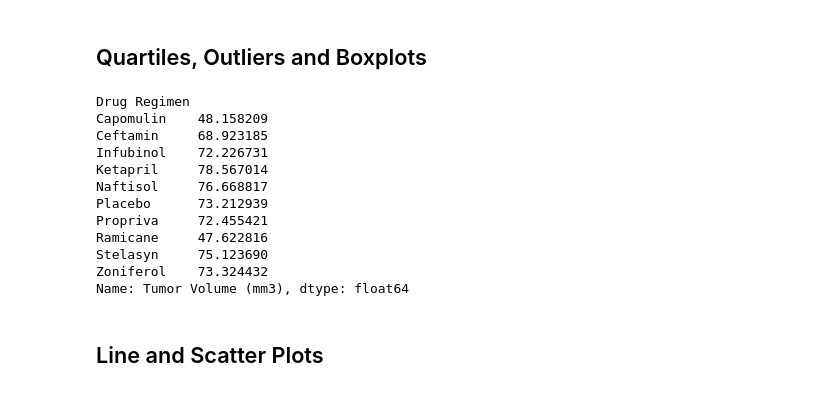
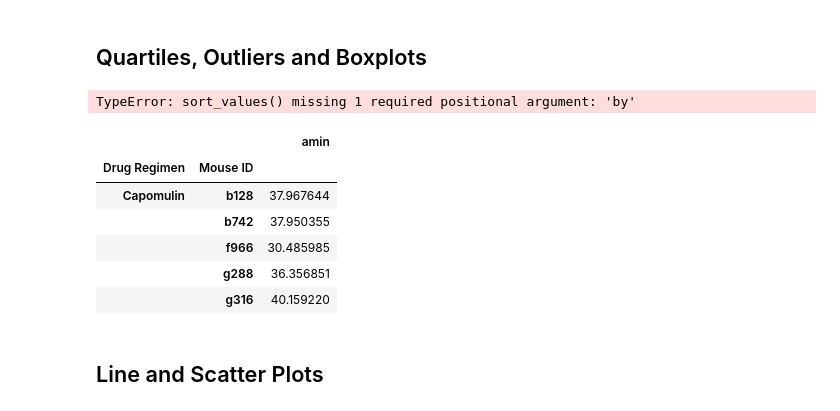
Before and after one commit to Yazz-01/Matplotlib_Pharma_Challenge, a Jupyter notebook: main_pharma.ipynb, the cells around one changed output. Saved outputs shown, nothing was run; the diff lists cells and outputs as text; code cells hidden in the pictures.

Commit message:
Calculating the final size of tumor per mouse
Calculating the final tumor volume per mouse and per treatment regimen

```diff
--- a/main_pharma.ipynb
+++ b/main_pharma.ipynb
@@ -217,31 +226,37 @@ plt.pie(sizes, explode=explode, labels=labels, colors=colors,
 # %% [markdown]
 ## Quartiles, Outliers and Boxplots
 # %%
-# Calculate the final tumor volume of each mouse across four of the treatment regimens:
-# Capomulin, Ramicane, Infubinol, and Ceftamin
+# Calculate the final tumor volume per mouse across four treatment regimens: Capomulin, Ramicane, Infubinol, and Ceftamin
 
-f_tumor_vol = study_results.groupby(["Drug Regimen"])["Tumor Volume (mm3)"].max()
-f_tumor_vol
+# Final Tumor Volume per mouse per drug regime
+final_tumor_vol = clean_study_df.groupby(["Drug Regimen","Mouse ID"])["Tumor Volume (mm3)"].agg([np.max]).sort_values(ascending=False)
+
+# Filtering Drug Regime
+per_treatment= final_tumor_vol.loc[["Capomulin","Ramicane","Infubinol","Ceftamin"]]
+print(f"The final tumor volume per mouse per drug regime is {per_treatment}")
 
 
-# Start by getting the last (greatest) timepoint for each mouse
+#print(f"The max Tumor Volume per Drug Regime is:\n {treatment} ")
 
-total_measures = study_results.groupby(["Mouse ID"])["Tumor Volume (mm3)"].max()
-#total_measures
+
 # Merge this group df with the original dataframe to get the tumor volume at the last timepoint
+#len(per_treatment)
 # %% [output]
-Drug Regimen
-Capomulin    48.158209
-Ceftamin     68.923185
-Infubinol    72.226731
-Ketapril     78.567014
-Naftisol     76.668817
-Placebo      73.212939
-Propriva     72.455421
-Ramicane     47.622816
-Stelasyn     75.123690
-Zoniferol    73.324432
-Name: Tumor Volume (mm3), dtype: float64
+TypeError: sort_values() missing 1 required positional argument: 'by'
+# %%
+filtering = clean_study_df.groupby(["Drug Regimen","Mouse ID"])["Tumor Volume (mm3)"].agg([np.min])
+# Filtering Drug Regime
+#per_treat= filtering.loc[["Capomulin","Ramicane","Infubinol","Ceftamin"]]
+
+filtering.head()
+# %% [output]
+|  |  | amin |
+| Drug Regimen | Mouse ID |  |
+| Capomulin | b128 | 37.967644 |
+|  | b742 | 37.950355 |
+|  | f966 | 30.485985 |
+|  | g288 | 36.356851 |
+|  | g316 | 40.159220 |
 # %%
 # Put treatments into a list for for loop (and later for plot labels)
 
```
Also changed, not shown: parts of 7 cells of this notebook.
